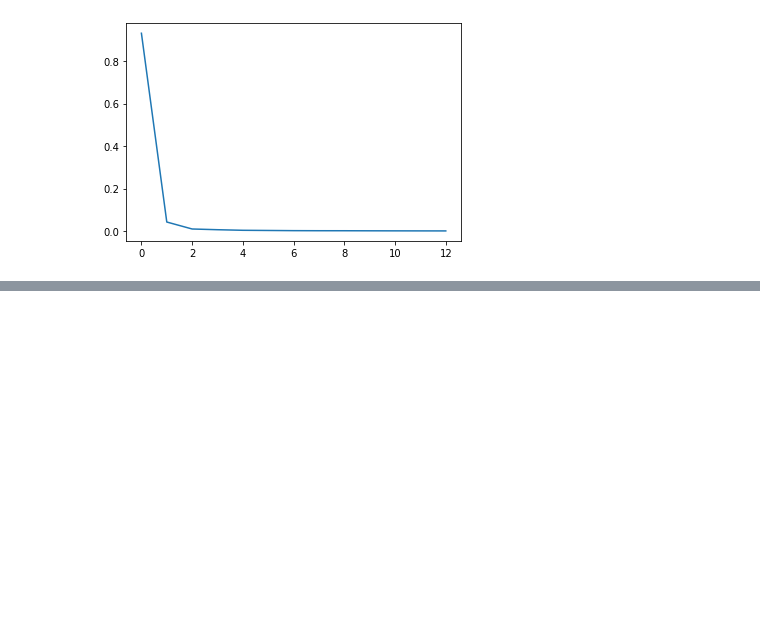
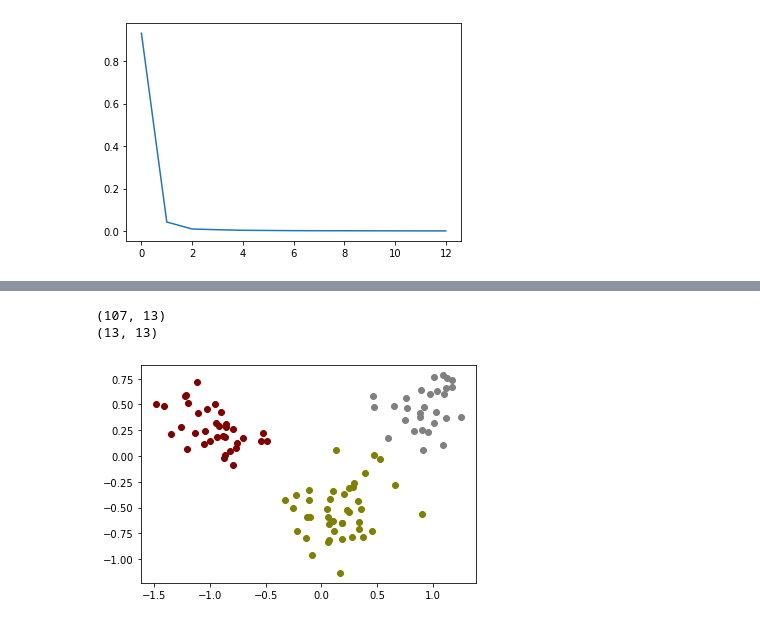
Before and after one commit to 21617066/CS414-Ass1, a Jupyter notebook: src/assign1.ipynb, the cells around one changed output, grey strips where cells are left out. Drawn from its saved outputs; the diff is of its cells as text; code cells hidden in the pictures; blank space fills up the shorter version.

```diff
--- a/src/assign1.ipynb
+++ b/src/assign1.ipynb
@@ -616,0 +609,11 @@ W: (13, 13)
+# %%
+data_proj = test_pca.transform(wine_train)
+
+#plt.scatter(data_proj[:,0], data_proj[:,1])
+
+colors = ['maroon','olive','grey']
+labels = np.unique(wine_train_labels)
+for color, label in zip(colors, labels):
+    class_data = data_proj[np.flatnonzero(wine_train_labels == label)]
+    plt.scatter(class_data[:,0],class_data[:,1],c=color)
+plt.show()
@@ -616,0 +665,21 @@ W: (13, 13)
+# %%
+data = load_iris()
+X, y = data.data, data.target
+
+testLDA = myLDA(n_components=2)
+realLDA = LDA(n_components=2)
+
+proj_data = testLDA.transform(wine_train, wine_train_labels)
+
+colors = ['maroon','olive','grey']
+labels = np.unique(wine_train_labels)
+for color, label in zip(colors, labels):
+    class_data = proj_data[np.flatnonzero(wine_train_labels == label)]
+    plt.scatter(class_data[:,0],class_data[:,1],c=color)
+plt.show()
+
+#testLDA.transform(wine_train, wine_train_labels)
+# %% [output]
+(107, 13)
+(13, 13)
+[figure, added]
```
Also changed, not shown: parts of 7 cells of this notebook.
